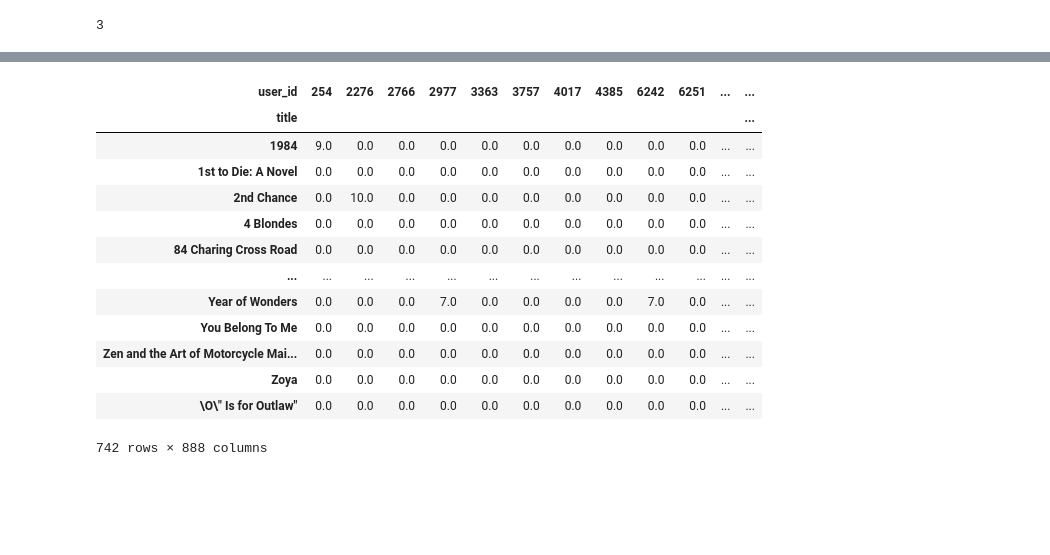
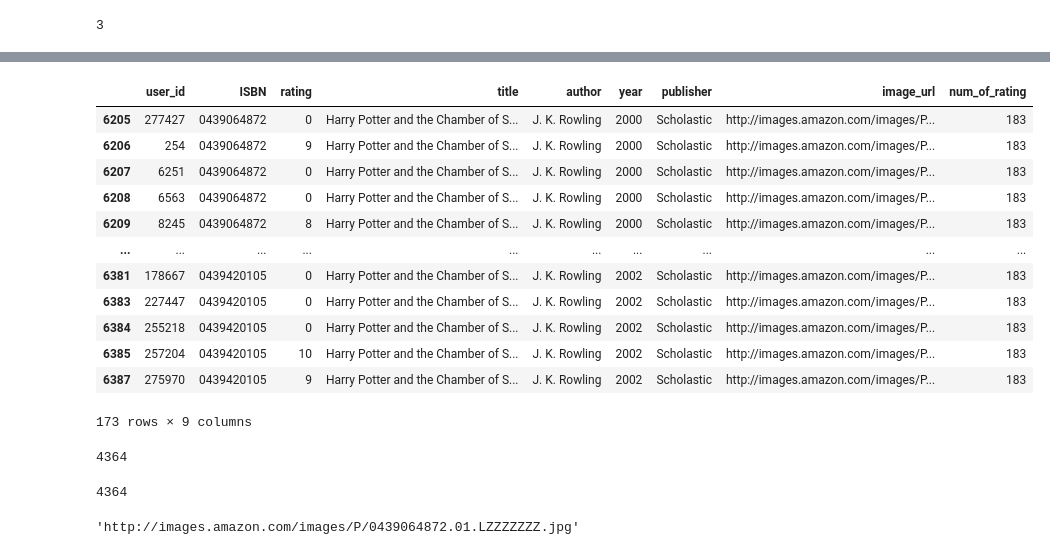
Before and after one commit to prabhat-dsc/book-recommender-system, a Jupyter notebook: notebook/research.ipynb, the cells around one changed output, grey strips where cells are left out. Cells and saved outputs as stored; diff of their text form; code cells hidden in the pictures; blank space fills up the shorter version.

```diff
--- a/notebook/research.ipynb
+++ b/notebook/research.ipynb
@@ -654,19 +690,31 @@ np.where(book_pivot.index=='4 Blondes')[0][0]
+# %%
+final_rating[final_rating['title']=="Harry Potter and the Chamber of Secrets (Book 2)"]
+# %% [output]
+|  | user_id | ISBN | rating | title | author | year | publisher | image_url | num_of_rating |
+| 6205 | 277427 | 0439064872 | 0 | Harry Potter and the Chamber of S... | J. K. Rowling | 2000 | Scholastic | http://images.amazon.com/images/P... | 183 |
+| 6206 | 254 | 0439064872 | 9 | Harry Potter and the Chamber of S... | J. K. Rowling | 2000 | Scholastic | http://images.amazon.com/images/P... | 183 |
+| 6207 | 6251 | 0439064872 | 0 | Harry Potter and the Chamber of S... | J. K. Rowling | 2000 | Scholastic | http://images.amazon.com/images/P... | 183 |
+| 6208 | 6563 | 0439064872 | 0 | Harry Potter and the Chamber of S... | J. K. Rowling | 2000 | Scholastic | http://images.amazon.com/images/P... | 183 |
+| 6209 | 8245 | 0439064872 | 8 | Harry Potter and the Chamber of S... | J. K. Rowling | 2000 | Scholastic | http://images.amazon.com/images/P... | 183 |
+| ... | ... | ... | ... | ... | ... | ... | ... | ... | ... |
+| 6381 | 178667 | 0439420105 | 0 | Harry Potter and the Chamber of S... | J. K. Rowling | 2002 | Scholastic | http://images.amazon.com/images/P... | 183 |
+| 6383 | 227447 | 0439420105 | 0 | Harry Potter and the Chamber of S... | J. K. Rowling | 2002 | Scholastic | http://images.amazon.com/images/P... | 183 |
+| 6384 | 255218 | 0439420105 | 0 | Harry Potter and the Chamber of S... | J. K. Rowling | 2002 | Scholastic | http://images.amazon.com/images/P... | 183 |
+| 6385 | 257204 | 0439420105 | 10 | Harry Potter and the Chamber of S... | J. K. Rowling | 2002 | Scholastic | http://images.amazon.com/images/P... | 183 |
+| 6387 | 275970 | 0439420105 | 9 | Harry Potter and the Chamber of S... | J. K. Rowling | 2002 | Scholastic | http://images.amazon.com/images/P... | 183 |
+173 rows × 9 columns
+# %%
+np.where(final_rating['title']=="Harry Potter and the Chamber of Secrets (Book 2)")[0][0]
+# %% [output]
+4364
 # %%
 
 # final_rating['title'].value_counts()
 ids = np.where(final_rating['title'] == "Harry Potter and the Chamber of Secrets (Book 2)")[0][0]
+ids
 # %% [output]
-| user_id | 254 | 2276 | 2766 | 2977 | 3363 | 3757 | 4017 | 4385 | 6242 | 6251 | ... | ... |
-| title |  |  |  |  |  |  |  |  |  |  |  | ... |
-| 1984 | 9.0 | 0.0 | 0.0 | 0.0 | 0.0 | 0.0 | 0.0 | 0.0 | 0.0 | 0.0 | ... | ... |
-| 1st to Die: A Novel | 0.0 | 0.0 | 0.0 | 0.0 | 0.0 | 0.0 | 0.0 | 0.0 | 0.0 | 0.0 | ... | ... |
-| 2nd Chance | 0.0 | 10.0 | 0.0 | 0.0 | 0.0 | 0.0 | 0.0 | 0.0 | 0.0 | 0.0 | ... | ... |
-| 4 Blondes | 0.0 | 0.0 | 0.0 | 0.0 | 0.0 | 0.0 | 0.0 | 0.0 | 0.0 | 0.0 | ... | ... |
-| 84 Charing Cross Road | 0.0 | 0.0 | 0.0 | 0.0 | 0.0 | 0.0 | 0.0 | 0.0 | 0.0 | 0.0 | ... | ... |
-| ... | ... | ... | ... | ... | ... | ... | ... | ... | ... | ... | ... | ... |
-| Year of Wonders | 0.0 | 0.0 | 0.0 | 7.0 | 0.0 | 0.0 | 0.0 | 0.0 | 7.0 | 0.0 | ... | ... |
-| You Belong To Me | 0.0 | 0.0 | 0.0 | 0.0 | 0.0 | 0.0 | 0.0 | 0.0 | 0.0 | 0.0 | ... | ... |
-| Zen and the Art of Motorcycle Mai... | 0.0 | 0.0 | 0.0 | 0.0 | 0.0 | 0.0 | 0.0 | 0.0 | 0.0 | 0.0 | ... | ... |
-| Zoya | 0.0 | 0.0 | 0.0 | 0.0 | 0.0 | 0.0 | 0.0 | 0.0 | 0.0 | 0.0 | ... | ... |
-| \O\" Is for Outlaw" | 0.0 | 0.0 | 0.0 | 0.0 | 0.0 | 0.0 | 0.0 | 0.0 | 0.0 | 0.0 | ... | ... |
-742 rows × 888 columns
+4364
+# %%
+final_rating.iloc[ids]['image_url']
+# %% [output]
+'http://images.amazon.com/images/P/0439064872.01.LZZZZZZZ.jpg'
```
Also changed, not shown: parts of 19 cells of this notebook, 4 other files.
